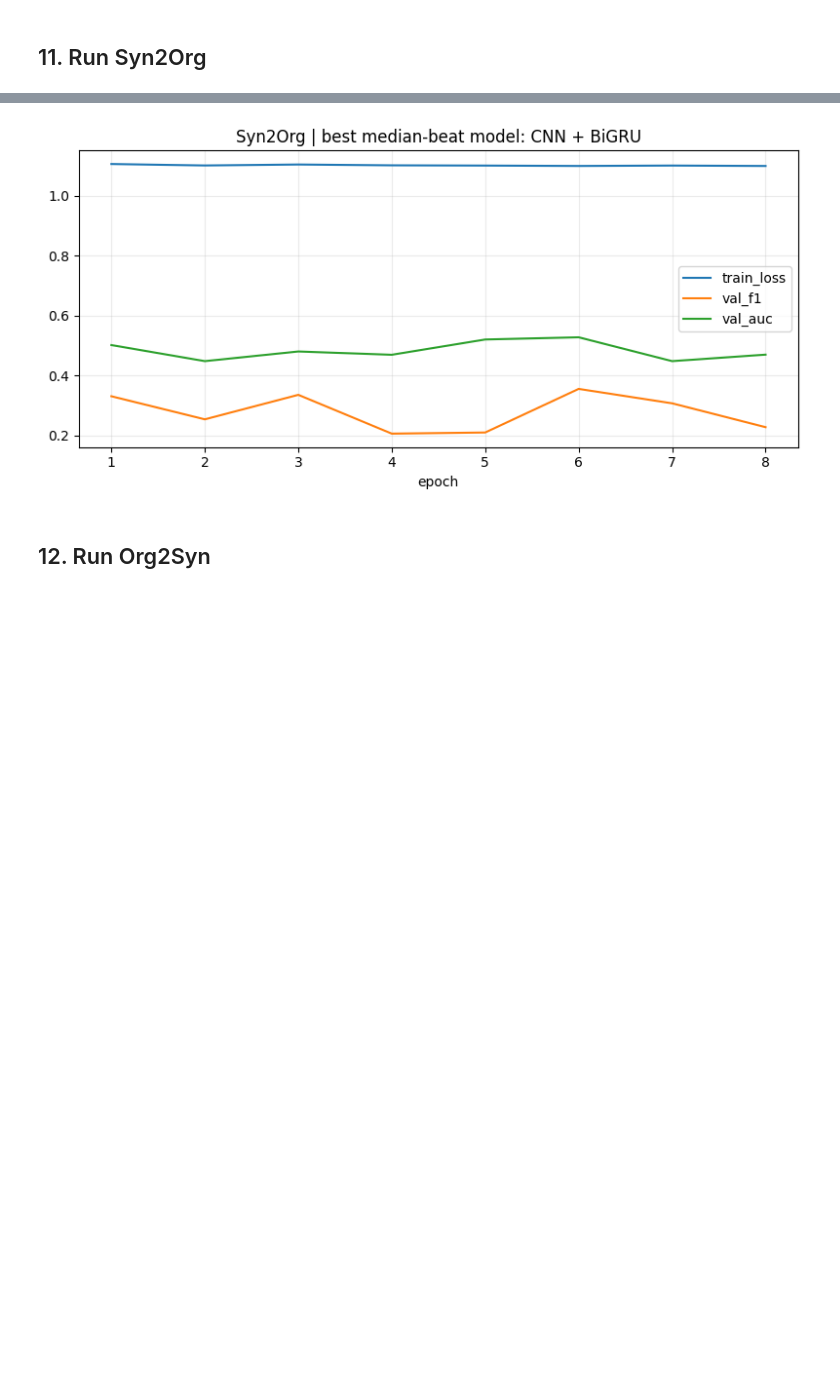
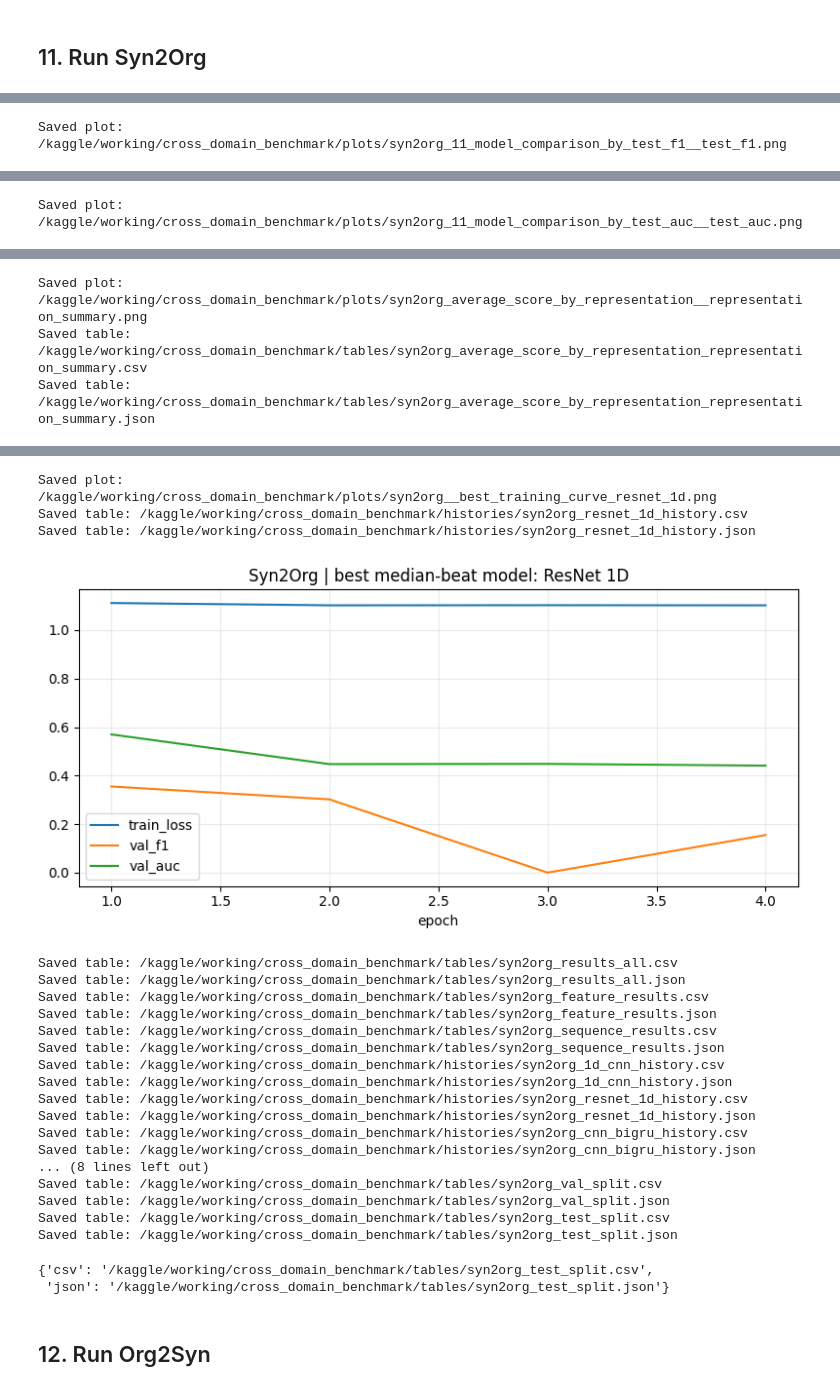
Before and after one commit to avezoor/MachineLearningRepository, a Jupyter notebook: IDSCBrugadaHucaSynthesis.ipynb, the cells around one changed output, grey strips where cells are left out. Drawn from its saved outputs; the diff is of its cells as text; code cells hidden in the pictures; blank space fills up the shorter version.

```diff
--- a/IDSCBrugadaHucaSynthesis.ipynb
+++ b/IDSCBrugadaHucaSynthesis.ipynb
@@ -94,3 +95,8 @@ CONFIG = {
     "original_val_ratio": 0.05,
 }
 CONFIG
+
+CONFIG.update({
+    "output_root": "/kaggle/working/",
+    "run_name": "cross_domain_benchmark",
+})
@@ -666,10 +672,6 @@ def summarize_vector(x: np.ndarray, prefix: str) -> Dict[str, float]:
     }
 
 def extract_feature_based_representation(median_beat: np.ndarray) -> Dict[str, float]:
-    '''
-    median_beat shape: (beat_len, n_leads)
-    Feature engineering ringan tetapi tetap berbasis median beat.
-    '''
     feats = {}
     beat_len, n_leads = median_beat.shape
 
@@ -679,20 +681,16 @@ def extract_feature_based_representation(median_beat: np.ndarray) -> Dict[str, f
 
         feats.update(summarize_vector(x, f"{lead_name}"))
 
-        # turunan pertama
         dx = np.diff(x, prepend=x[0])
         feats.update(summarize_vector(dx, f"{lead_name}_dx"))
 
-        # area global
         feats[f"{lead_name}_auc"] = float(np.trapz(x))
         feats[f"{lead_name}_abs_auc"] = float(np.trapz(np.abs(x)))
 
-        # landmark sederhana relatif terhadap puncak R
         r_idx = int(np.argmax(x))
         feats[f"{lead_name}_r_amp"] = float(x[r_idx])
         feats[f"{lead_name}_r_idx"] = float(r_idx)
 
-        # window sesudah R sebagai proksi ST
         st_start = min(r_idx + 4, beat_len - 2)
         st_end = min(r_idx + 12, beat_len - 1)
         st_seg = x[st_start:st_end]
@@ -703,7 +701,6 @@ def extract_feature_based_representation(median_beat: np.ndarray) -> Dict[str, f
             feats[f"{lead_name}_st_mean"] = 0.0
             feats[f"{lead_name}_st_slope"] = 0.0
 
-    # fitur lintas lead yang relevan untuk Brugada
     right_precordial = [LEAD_NAMES.index("V1"), LEAD_NAMES.index("V2"), LEAD_NAMES.index("V3")]
     for li in right_precordial:
         x = median_beat[:, li]
@@ -948,8 +944,8 @@ if torch is not None:
             )
 
         def forward(self, x):
-            x = self.conv(x)                # (B, C, T)
-            x = x.transpose(1, 2)           # (B, T, C)
+            x = self.conv(x)
+            x = x.transpose(1, 2)
             x, _ = self.bigru(x)
             x = x.mean(dim=1)
             return self.fc(x).squeeze(-1)
@@ -975,13 +971,12 @@ if torch is not None:
             )
 
         def forward(self, x):
-            x = self.proj(x)        # (B, d_model, T)
-            x = x.transpose(1, 2)   # (B, T, d_model)
+            x = self.proj(x)
+            x = x.transpose(1, 2)
             x = self.encoder(x)
             x = x.mean(dim=1)
             return self.fc(x).squeeze(-1)
 
-    # Advanced branch placeholders
     class DAETransferModel(nn.Module):
         def __init__(self, backbone: Optional[nn.Module] = None):
             super().__init__()
@@ -999,10 +994,6 @@ if torch is not None:
             return self.encoder(x)
 
     class ESNWrapper:
-        '''
-        Placeholder untuk Echo State Network (ESN).
-        Implementasi final biasanya memakai reservoir computing library khusus.
-        '''
         def __init__(self):
             self.name = "ESN"
 # %%
@@ -1374,9 +1382,6 @@ Sequence device: cuda
 # %% [markdown]
 ## 11. Run Syn2Org
 # %%
-# =========================
-# EXPERIMENT 1: SYN2ORG
-# =========================
 if "syn2org_split" not in globals() or "org2syn_split" not in globals():
     df_org = load_original_metadata(CONFIG)
     df_syn = load_synthetic_metadata(CONFIG)
@@ -1431,6 +1436,15 @@ plot_best_training_curve(
     sequence_histories_syn,
     title="Syn2Org",
 )
+
+
+save_dataframe_outputs(results_syn_all, "syn2org_results_all")
+save_dataframe_outputs(feature_results_syn, "syn2org_feature_results")
+save_dataframe_outputs(sequence_results_syn, "syn2org_sequence_results")
+save_history_bundle(sequence_histories_syn, "syn2org")
+save_dataframe_outputs(syn2org_split.train_df, "syn2org_train_split")
+save_dataframe_outputs(syn2org_split.val_df, "syn2org_val_split")
+save_dataframe_outputs(syn2org_split.test_df, "syn2org_test_split")
 # %% [output]
 [synthetic] valid=6190 | skipped=0
 [synthetic] valid=344 | skipped=0
@@ -1458,3 +1472,4 @@ Training median-beat model: ESN
 | 8 | SVM RBF | 0.000000 | 0.000000 | 0.528917 | 0.000000 | 0.000000 | 0.532001 | Feature-based | Syn2Org |
 | 9 | AdaBoost | 0.000000 | 0.000000 | 0.473172 | 0.000000 | 0.000000 | 0.509421 | Feature-based | Syn2Org |
 | 10 | Random Forest | 0.000000 | 0.000000 | 0.429500 | 0.000000 | 0.000000 | 0.420136 | Feature-based | Syn2Org |
+Saved plot: /kaggle/working/cross_domain_benchmark/plots/syn2org_11_model_comparison_by_test_f1__test_f1.png
@@ -1461,0 +1477 @@ Training median-beat model: ESN
+Saved plot: /kaggle/working/cross_domain_benchmark/plots/syn2org_11_model_comparison_by_test_auc__test_auc.png
@@ -1462,0 +1479,3 @@ Training median-beat model: ESN
+Saved plot: /kaggle/working/cross_domain_benchmark/plots/syn2org_average_score_by_representation__representation_summary.png
+Saved table: /kaggle/working/cross_domain_benchmark/tables/syn2org_average_score_by_representation_representation_summary.csv
+Saved table: /kaggle/working/cross_domain_benchmark/tables/syn2org_average_score_by_representation_representation_summary.json
@@ -1464,4 +1483,26 @@ Training median-beat model: ESN
+Saved plot: /kaggle/working/cross_domain_benchmark/plots/syn2org__best_training_curve_resnet_1d.png
+Saved table: /kaggle/working/cross_domain_benchmark/histories/syn2org_resnet_1d_history.csv
+Saved table: /kaggle/working/cross_domain_benchmark/histories/syn2org_resnet_1d_history.json
-[figure, old version]
+[figure, new version]
+Saved table: /kaggle/working/cross_domain_benchmark/tables/syn2org_results_all.csv
+Saved table: /kaggle/working/cross_domain_benchmark/tables/syn2org_results_all.json
+Saved table: /kaggle/working/cross_domain_benchmark/tables/syn2org_feature_results.csv
+Saved table: /kaggle/working/cross_domain_benchmark/tables/syn2org_feature_results.json
+Saved table: /kaggle/working/cross_domain_benchmark/tables/syn2org_sequence_results.csv
+Saved table: /kaggle/working/cross_domain_benchmark/tables/syn2org_sequence_results.json
+Saved table: /kaggle/working/cross_domain_benchmark/histories/syn2org_1d_cnn_history.csv
+Saved table: /kaggle/working/cross_domain_benchmark/histories/syn2org_1d_cnn_history.json
+Saved table: /kaggle/working/cross_domain_benchmark/histories/syn2org_resnet_1d_history.csv
+Saved table: /kaggle/working/cross_domain_benchmark/histories/syn2org_resnet_1d_history.json
+Saved table: /kaggle/working/cross_domain_benchmark/histories/syn2org_cnn_bigru_history.csv
+Saved table: /kaggle/working/cross_domain_benchmark/histories/syn2org_cnn_bigru_history.json
+... (8 lines left out)
+Saved table: /kaggle/working/cross_domain_benchmark/tables/syn2org_val_split.csv
+Saved table: /kaggle/working/cross_domain_benchmark/tables/syn2org_val_split.json
+Saved table: /kaggle/working/cross_domain_benchmark/tables/syn2org_test_split.csv
+Saved table: /kaggle/working/cross_domain_benchmark/tables/syn2org_test_split.json
+{'csv': '/kaggle/working/cross_domain_benchmark/tables/syn2org_test_split.csv',
+ 'json': '/kaggle/working/cross_domain_benchmark/tables/syn2org_test_split.json'}
 # %% [markdown]
 ## 12. Run Org2Syn
 # %%
```
Also changed, not shown: parts of 14 cells of this notebook.
